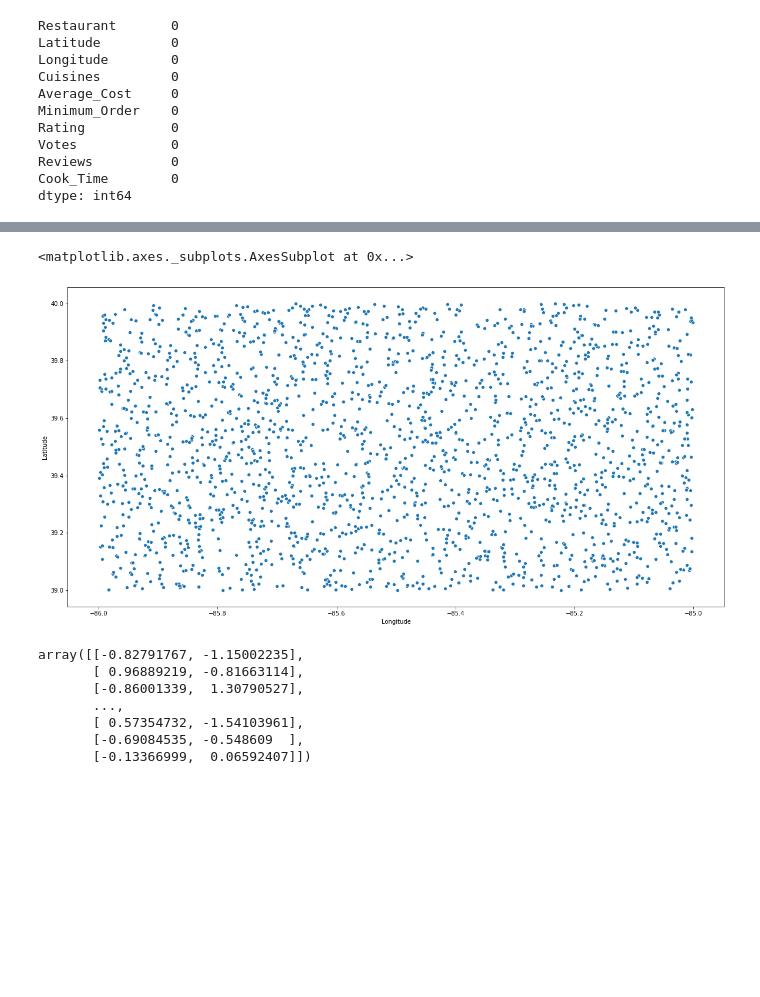
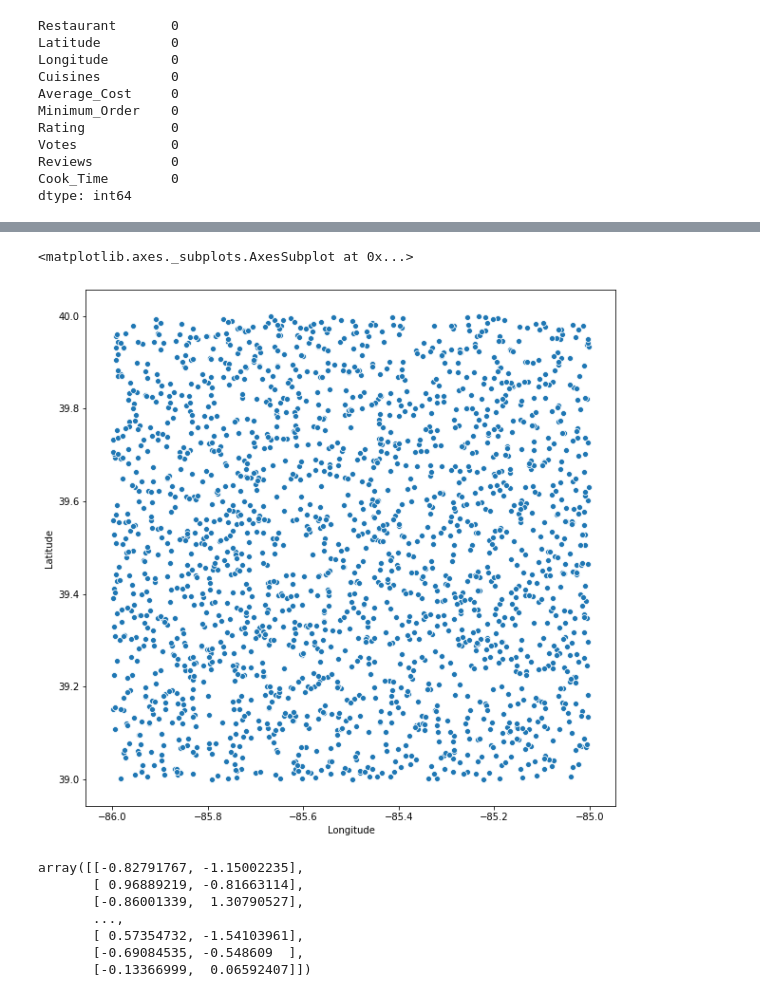
Before and after one commit to linhphan98/Data_Science, a Jupyter notebook: XTern_DataScience.ipynb, the cells around one changed output, grey strips where cells are left out. Cells and saved outputs as stored; diff of their text form; code cells hidden in the pictures; blank space fills up the shorter version.

```diff
--- a/XTern_DataScience.ipynb
+++ b/XTern_DataScience.ipynb
@@ -81,9 +91,9 @@ cluster_df = cluster_df[['Restaurant','Latitude','Longitude']]
 # %%
-plt.figure(figsize=(20,10))
+plt.figure(figsize=(10,10))
 sns.scatterplot(x = cluster_df['Longitude'], y = cluster_df['Latitude'])
 # %% [output]
 <matplotlib.axes._subplots.AxesSubplot at 0x...>
-[figure, old version]
+[figure, new version]
 # %%
 from sklearn.preprocessing import StandardScaler
 
```
Also changed, not shown: parts of 16 cells of this notebook.
